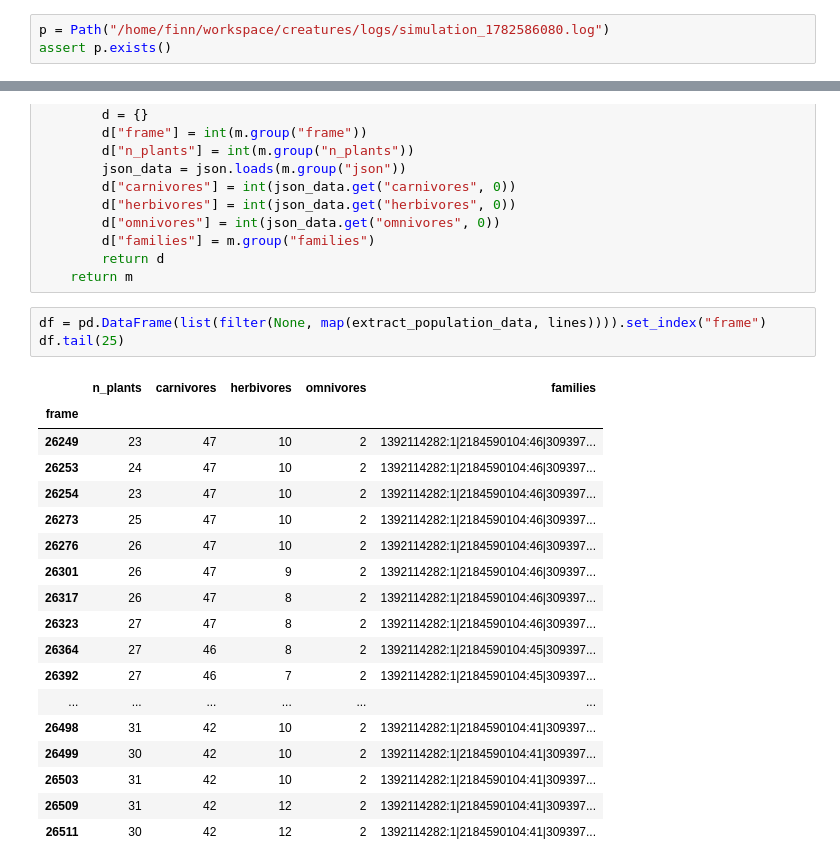
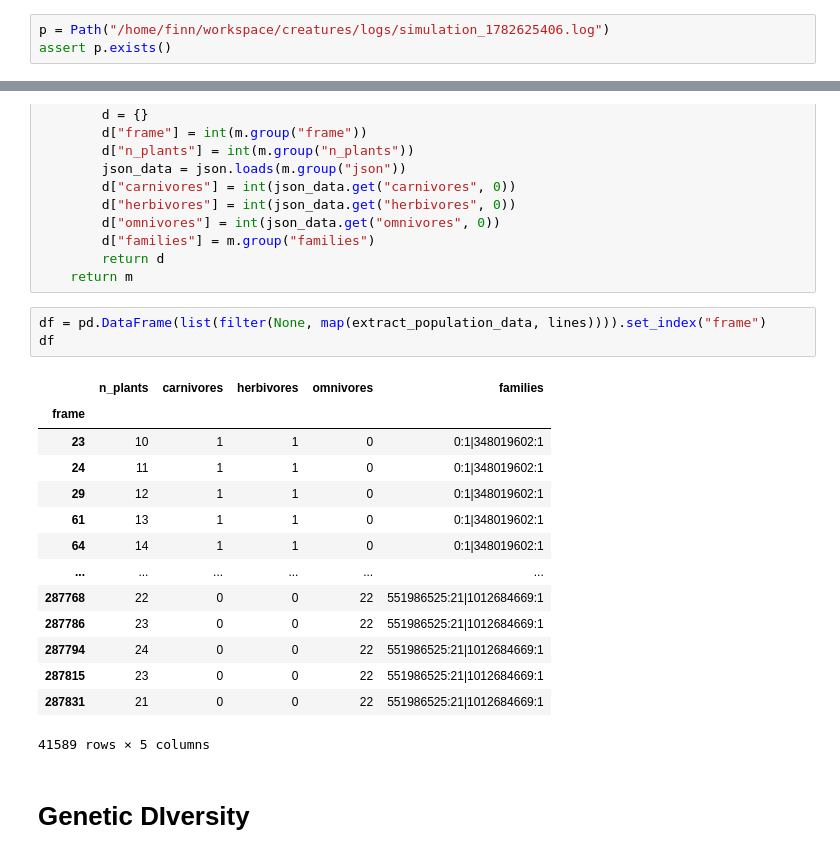
Before and after one commit to losredoe132/creatures, a Jupyter notebook: analysis/analysis.ipynb, the cells around one changed output, grey strips where cells are left out. Saved outputs shown, nothing was run; the diff lists cells and outputs as text.

```diff
--- a/analysis/analysis.ipynb
+++ b/analysis/analysis.ipynb
@@ -5,7 +5,7 @@ import re
 import json
 import matplotlib.pyplot as plt
 # %%
-p = Path("/home/finn/workspace/creatures/logs/simulation_1782586080.log")
+p = Path("/home/finn/workspace/creatures/logs/simulation_1782625406.log")
 assert p.exists()
 # %%
 with open(p, "r") as f:
@@ -74,24 +83,22 @@ def extract_population_data(line):
     return m
 # %%
 df = pd.DataFrame(list(filter(None, map(extract_population_data, lines)))).set_index("frame")
-df.tail(25)
+df
 # %% [output]
 |  | n_plants | carnivores | herbivores | omnivores | families |
 | frame |  |  |  |  |  |
-| 26249 | 23 | 47 | 10 | 2 | 1392114282:1|2184590104:46|309397... |
-| 26253 | 24 | 47 | 10 | 2 | 1392114282:1|2184590104:46|309397... |
-| 26254 | 23 | 47 | 10 | 2 | 1392114282:1|2184590104:46|309397... |
-| 26273 | 25 | 47 | 10 | 2 | 1392114282:1|2184590104:46|309397... |
-| 26276 | 26 | 47 | 10 | 2 | 1392114282:1|2184590104:46|309397... |
-| 26301 | 26 | 47 | 9 | 2 | 1392114282:1|2184590104:46|309397... |
-| 26317 | 26 | 47 | 8 | 2 | 1392114282:1|2184590104:46|309397... |
-| 26323 | 27 | 47 | 8 | 2 | 1392114282:1|2184590104:46|309397... |
-| 26364 | 27 | 46 | 8 | 2 | 1392114282:1|2184590104:45|309397... |
-| 26392 | 27 | 46 | 7 | 2 | 1392114282:1|2184590104:45|309397... |
+| 23 | 10 | 1 | 1 | 0 | 0:1|348019602:1 |
+| 24 | 11 | 1 | 1 | 0 | 0:1|348019602:1 |
+| 29 | 12 | 1 | 1 | 0 | 0:1|348019602:1 |
+| 61 | 13 | 1 | 1 | 0 | 0:1|348019602:1 |
+| 64 | 14 | 1 | 1 | 0 | 0:1|348019602:1 |
 | ... | ... | ... | ... | ... | ... |
-| 26498 | 31 | 42 | 10 | 2 | 1392114282:1|2184590104:41|309397... |
-| 26499 | 30 | 42 | 10 | 2 | 1392114282:1|2184590104:41|309397... |
-| 26503 | 31 | 42 | 10 | 2 | 1392114282:1|2184590104:41|309397... |
-| 26509 | 31 | 42 | 12 | 2 | 1392114282:1|2184590104:41|309397... |
-| 26511 | 30 | 42 | 12 | 2 | 1392114282:1|2184590104:41|309397... |
+| 287768 | 22 | 0 | 0 | 22 | 551986525:21|1012684669:1 |
+| 287786 | 23 | 0 | 0 | 22 | 551986525:21|1012684669:1 |
+| 287794 | 24 | 0 | 0 | 22 | 551986525:21|1012684669:1 |
+| 287815 | 23 | 0 | 0 | 22 | 551986525:21|1012684669:1 |
+| 287831 | 21 | 0 | 0 | 22 | 551986525:21|1012684669:1 |
+41589 rows × 5 columns
+# %% [markdown]
+# Genetic DIversity
 # %%
```
Also changed, not shown: parts of 8 cells of this notebook, 3 other files.
